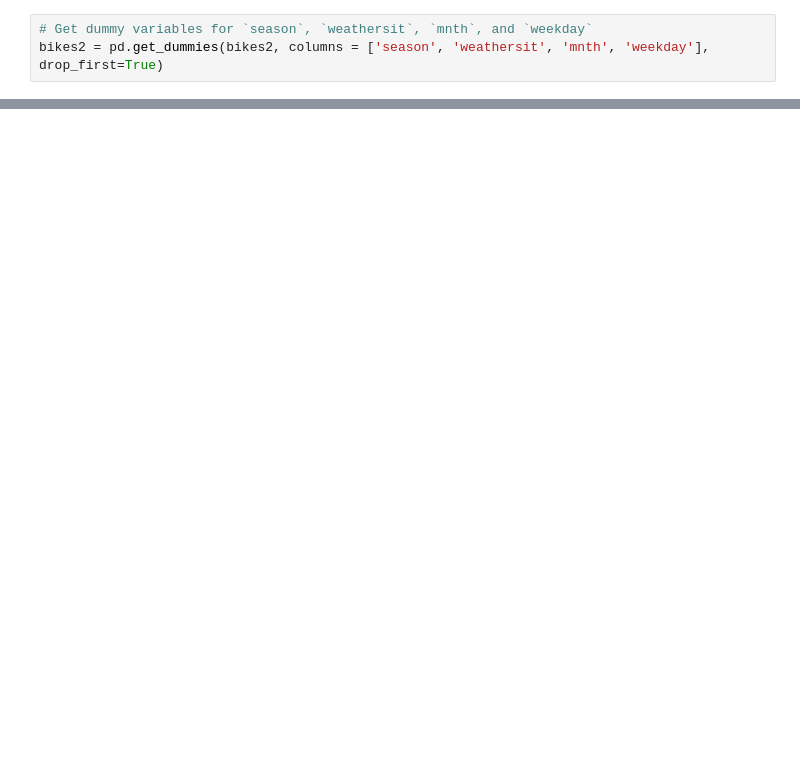
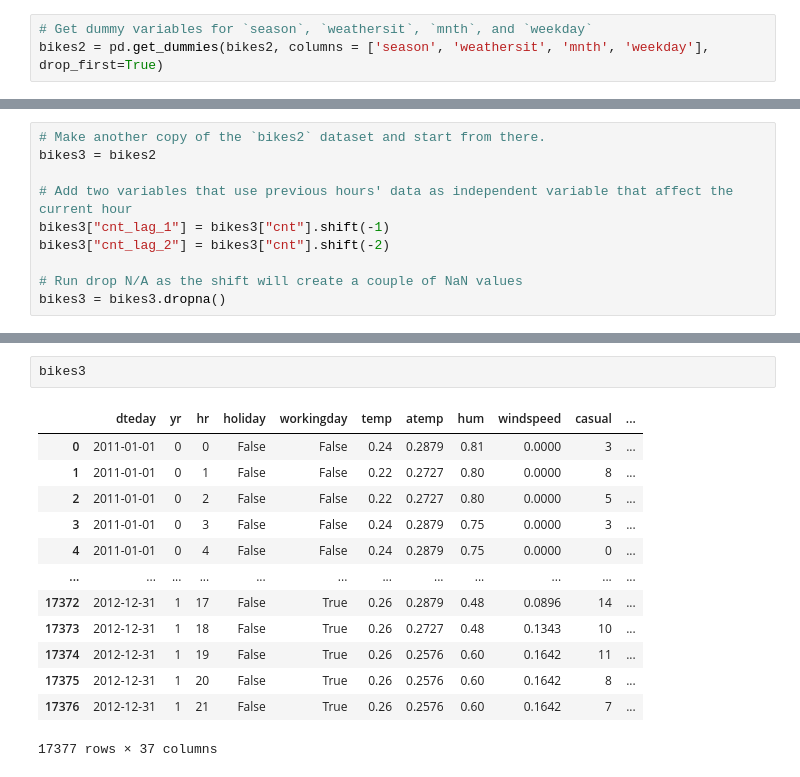
Before and after one commit to abigail9886/ENTITY-Data-Science-Virtual-Academy-Final-Project, a Jupyter notebook: Abi_Glisson - Final Project - Python.ipynb, the cells around one changed output, grey strips where cells are left out. Saved outputs shown, nothing was run; the diff lists cells and outputs as text; blank space fills up the shorter version.

```diff
--- a/Abi_Glisson - Final Project - Python.ipynb
+++ b/Abi_Glisson - Final Project - Python.ipynb
@@ -414,0 +437,10 @@ weighted avg       0.02      0.03      0.02      5214
+# %%
+# Make another copy of the `bikes2` dataset and start from there.
+bikes3 = bikes2
+
+# Add two variables that use previous hours' data as independent variable that affect the current hour
+bikes3["cnt_lag_1"] = bikes3["cnt"].shift(-1)
+bikes3["cnt_lag_2"] = bikes3["cnt"].shift(-2)
+
+# Run drop N/A as the shift will create a couple of NaN values
+bikes3 = bikes3.dropna()
@@ -414,0 +545,16 @@ weighted avg       0.02      0.03      0.02      5214
+# %%
+bikes3
+# %% [output]
+|  | dteday | yr | hr | holiday | workingday | temp | atemp | hum | windspeed | casual | ... |
+| 0 | 2011-01-01 | 0 | 0 | False | False | 0.24 | 0.2879 | 0.81 | 0.0000 | 3 | ... |
+| 1 | 2011-01-01 | 0 | 1 | False | False | 0.22 | 0.2727 | 0.80 | 0.0000 | 8 | ... |
+| 2 | 2011-01-01 | 0 | 2 | False | False | 0.22 | 0.2727 | 0.80 | 0.0000 | 5 | ... |
+| 3 | 2011-01-01 | 0 | 3 | False | False | 0.24 | 0.2879 | 0.75 | 0.0000 | 3 | ... |
+| 4 | 2011-01-01 | 0 | 4 | False | False | 0.24 | 0.2879 | 0.75 | 0.0000 | 0 | ... |
+| ... | ... | ... | ... | ... | ... | ... | ... | ... | ... | ... | ... |
+| 17372 | 2012-12-31 | 1 | 17 | False | True | 0.26 | 0.2879 | 0.48 | 0.0896 | 14 | ... |
+| 17373 | 2012-12-31 | 1 | 18 | False | True | 0.26 | 0.2727 | 0.48 | 0.1343 | 10 | ... |
+| 17374 | 2012-12-31 | 1 | 19 | False | True | 0.26 | 0.2576 | 0.60 | 0.1642 | 11 | ... |
+| 17375 | 2012-12-31 | 1 | 20 | False | True | 0.26 | 0.2576 | 0.60 | 0.1642 | 8 | ... |
+| 17376 | 2012-12-31 | 1 | 21 | False | True | 0.26 | 0.2576 | 0.60 | 0.1642 | 7 | ... |
+17377 rows × 37 columns
```
Also changed, not shown: parts of 32 cells of this notebook, 1 other file.
